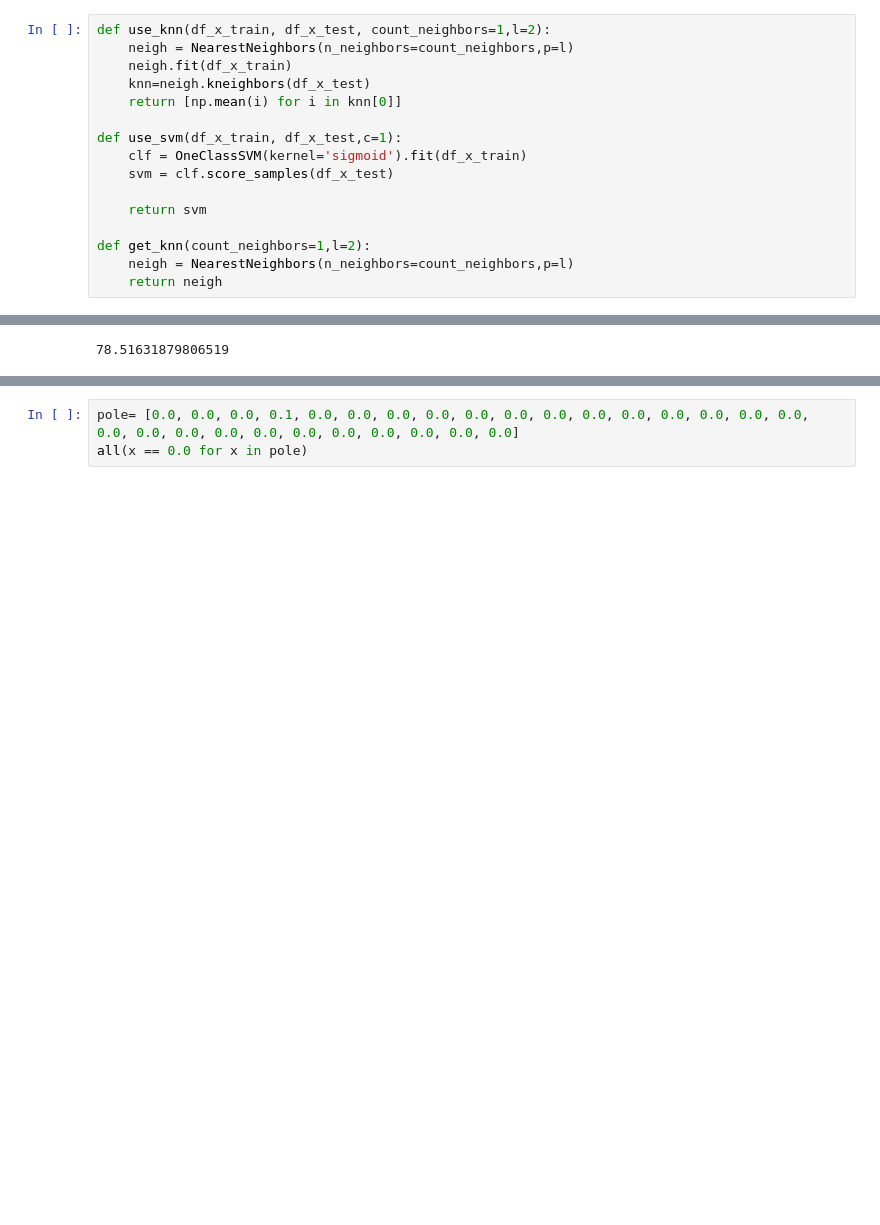
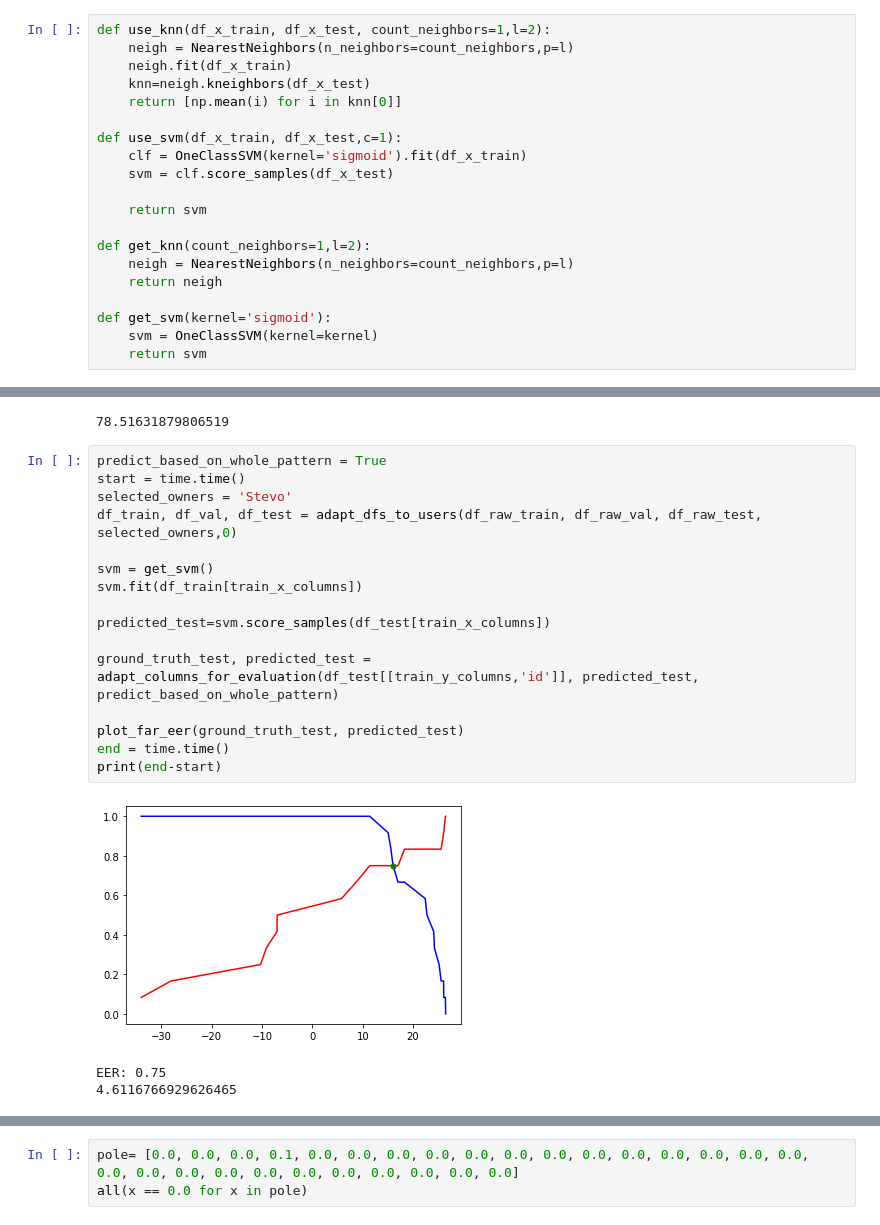
Before and after one commit to matuskovac/Diploma-thesis, a Jupyter notebook: jupyters/LogIn_Preprocessing.ipynb, the cells around one changed output, grey strips where cells are left out. Saved outputs shown, nothing was run; the diff lists cells and outputs as text; blank space fills up the shorter version.

```diff
--- a/jupyters/LogIn_Preprocessing.ipynb
+++ b/jupyters/LogIn_Preprocessing.ipynb
@@ -234,6 +234,10 @@ def use_svm(df_x_train, df_x_test,c=1):
 def get_knn(count_neighbors=1,l=2):
     neigh = NearestNeighbors(n_neighbors=count_neighbors,p=l)
     return neigh
+
+def get_svm(kernel='sigmoid'):
+    svm = OneClassSVM(kernel=kernel)
+    return svm
 # %%
 def get_threshold_for_knn():
     random_users = random.sample(list(all_features[user_name_column].unique()), 10)
@@ -775,3 +784,23 @@ end = time.time()
 print(end-start)
 # %% [output]
 78.51631879806519
+# %%
+predict_based_on_whole_pattern = True
+start = time.time()
+selected_owners = 'Stevo'
+df_train, df_val, df_test = adapt_dfs_to_users(df_raw_train, df_raw_val, df_raw_test, selected_owners,0)
+
+svm = get_svm()
+svm.fit(df_train[train_x_columns])
+
+predicted_test=svm.score_samples(df_test[train_x_columns])
+
+ground_truth_test, predicted_test = adapt_columns_for_evaluation(df_test[[train_y_columns,'id']], predicted_test, predict_based_on_whole_pattern)
+
+plot_far_eer(ground_truth_test, predicted_test)
+end = time.time()
+print(end-start)
+# %% [output]
+[figure, added]
+EER: 0.75
+4.6116766929626465
```
Also changed, not shown: parts of 15 cells of this notebook, 6 other files.
